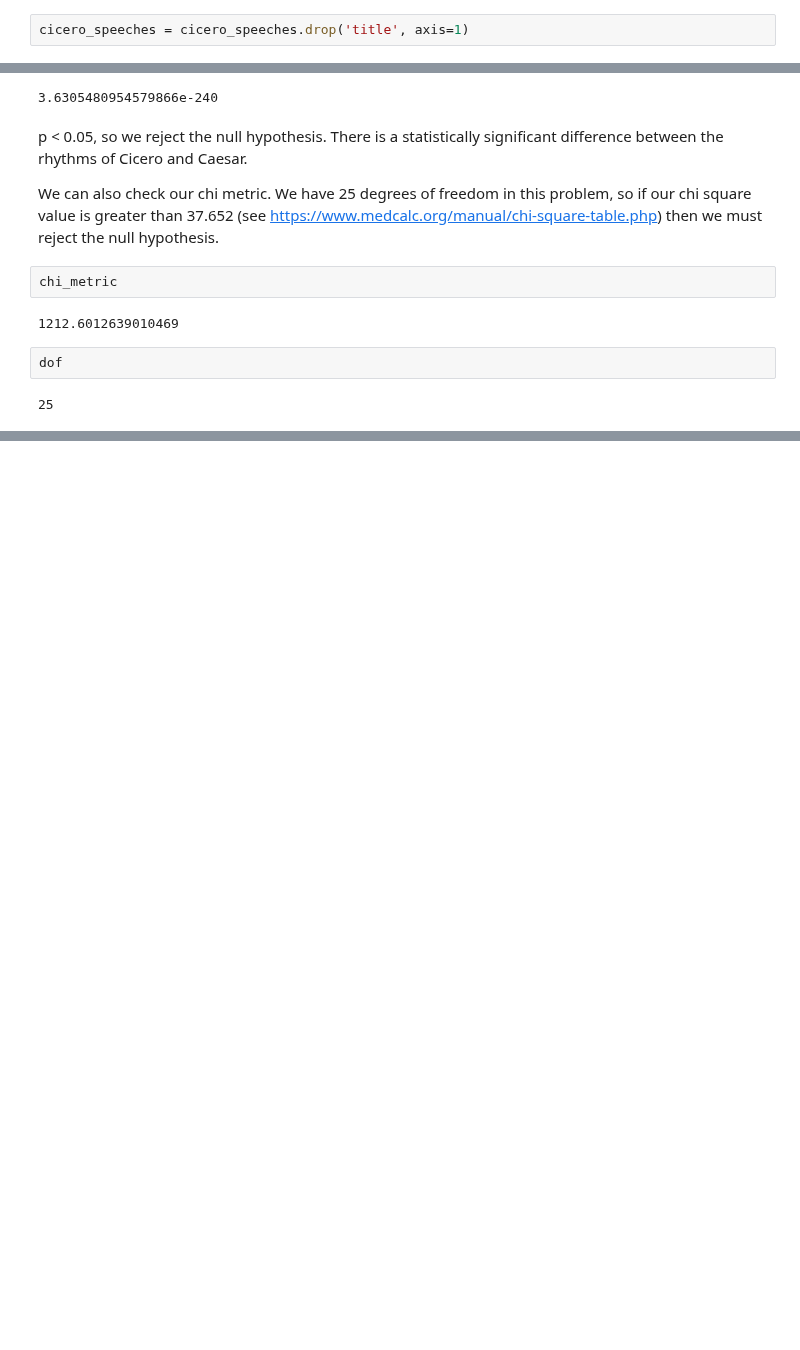
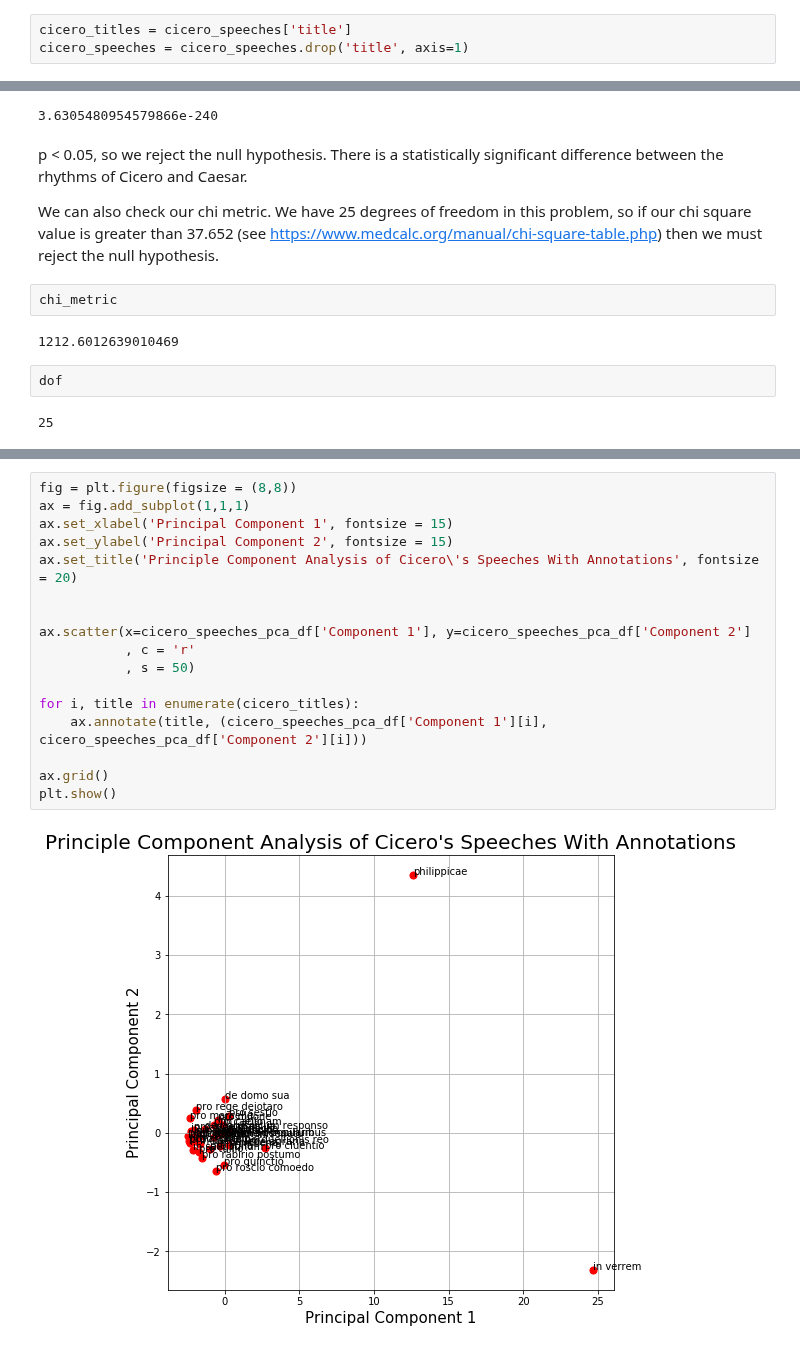
Before and after one commit to TylerKirby/latin-prose-rhythm, a Jupyter notebook: notebooks/statistical_tests.ipynb, the cells around one changed output, grey strips where cells are left out. Saved outputs shown, nothing was run; the diff lists cells and outputs as text; blank space fills up the shorter version.

```diff
--- a/notebooks/statistical_tests.ipynb
+++ b/notebooks/statistical_tests.ipynb
@@ -86,6 +86,7 @@ cicero_speeches.head()
 | 54 | in caecilium | 66.0 | 7.0 | 15.0 | 10.0 | ... |
 5 rows × 27 columns
 # %%
+cicero_titles = cicero_speeches['title']
 cicero_speeches = cicero_speeches.drop('title', axis=1)
 # %% [markdown]
 Now we will load the Caesar data frame and prepare that data similarly.
@@ -187,0 +249,19 @@ dof
+# %%
+fig = plt.figure(figsize = (8,8))
+ax = fig.add_subplot(1,1,1)
+ax.set_xlabel('Principal Component 1', fontsize = 15)
+ax.set_ylabel('Principal Component 2', fontsize = 15)
+ax.set_title('Principle Component Analysis of Cicero\'s Speeches With Annotations', fontsize = 20)
+
+
+ax.scatter(x=cicero_speeches_pca_df['Component 1'], y=cicero_speeches_pca_df['Component 2']
+           , c = 'r'
+           , s = 50)
+
+for i, title in enumerate(cicero_titles):
+    ax.annotate(title, (cicero_speeches_pca_df['Component 1'][i], cicero_speeches_pca_df['Component 2'][i]))
+
+ax.grid()
+plt.show()
+# %% [output]
+[figure, added]
```
Also changed, not shown: parts of 8 cells of this notebook.
